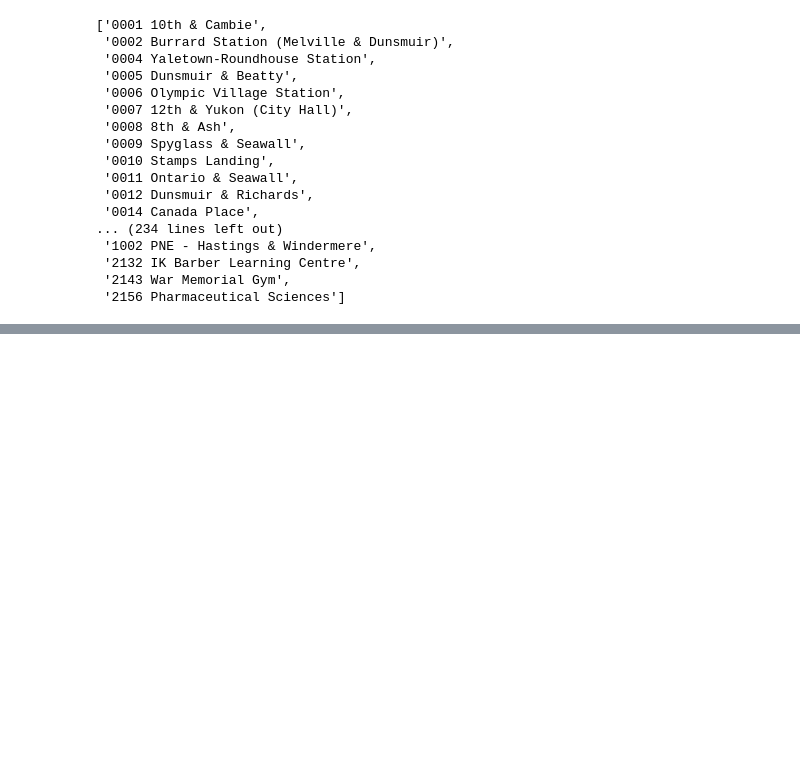
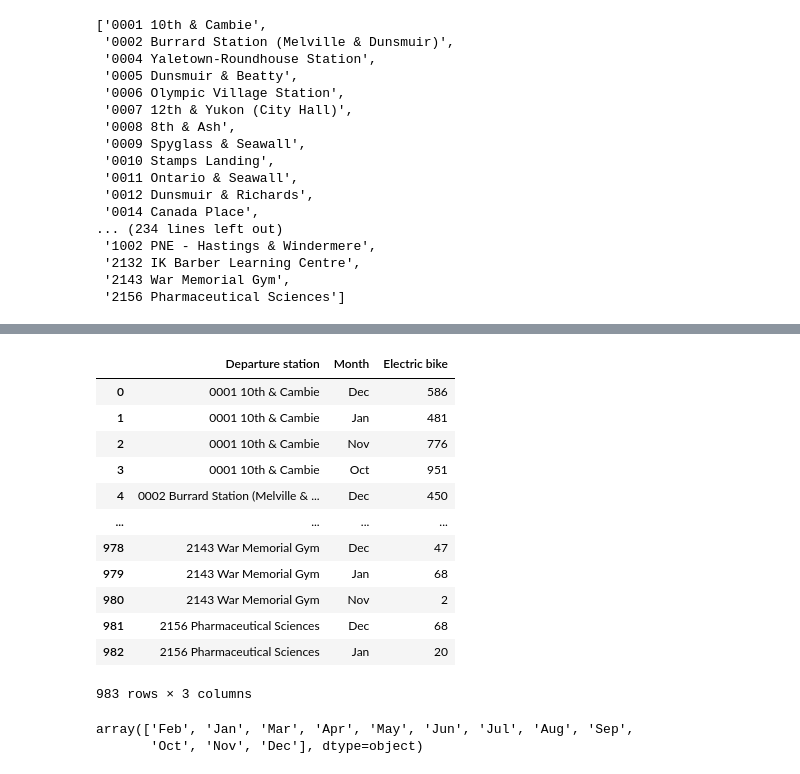
Before and after one commit to nccoutinho/CycleSync-Dashboard, a Jupyter notebook: bikeshare_dashboard/Untitled.ipynb, the cells around one changed output, grey strips where cells are left out. Saved outputs shown, nothing was run; the diff lists cells and outputs as text; code cells hidden in the pictures; blank space fills up the shorter version.

```diff
--- a/bikeshare_dashboard/Untitled.ipynb
+++ b/bikeshare_dashboard/Untitled.ipynb
@@ -1041,0 +895,21 @@ fig_combined.show()
+# %%
+combined_df.groupby(['Departure station', 'Month']).agg({'Electric bike': 'count'}).reset_index()
+# %% [output]
+|  | Departure station | Month | Electric bike |
+| 0 | 0001 10th & Cambie | Dec | 586 |
+| 1 | 0001 10th & Cambie | Jan | 481 |
+| 2 | 0001 10th & Cambie | Nov | 776 |
+| 3 | 0001 10th & Cambie | Oct | 951 |
+| 4 | 0002 Burrard Station (Melville & ... | Dec | 450 |
+| ... | ... | ... | ... |
+| 978 | 2143 War Memorial Gym | Dec | 47 |
+| 979 | 2143 War Memorial Gym | Jan | 68 |
+| 980 | 2143 War Memorial Gym | Nov | 2 |
+| 981 | 2156 Pharmaceutical Sciences | Dec | 68 |
+| 982 | 2156 Pharmaceutical Sciences | Jan | 20 |
+983 rows × 3 columns
+# %%
+combined_df['Month'].unique()
+# %% [output]
+array(['Feb', 'Jan', 'Mar', 'Apr', 'May', 'Jun', 'Jul', 'Aug', 'Sep',
+       'Oct', 'Nov', 'Dec'], dtype=object)
```
Also changed, not shown: parts of 31 cells of this notebook, 1 other file.
